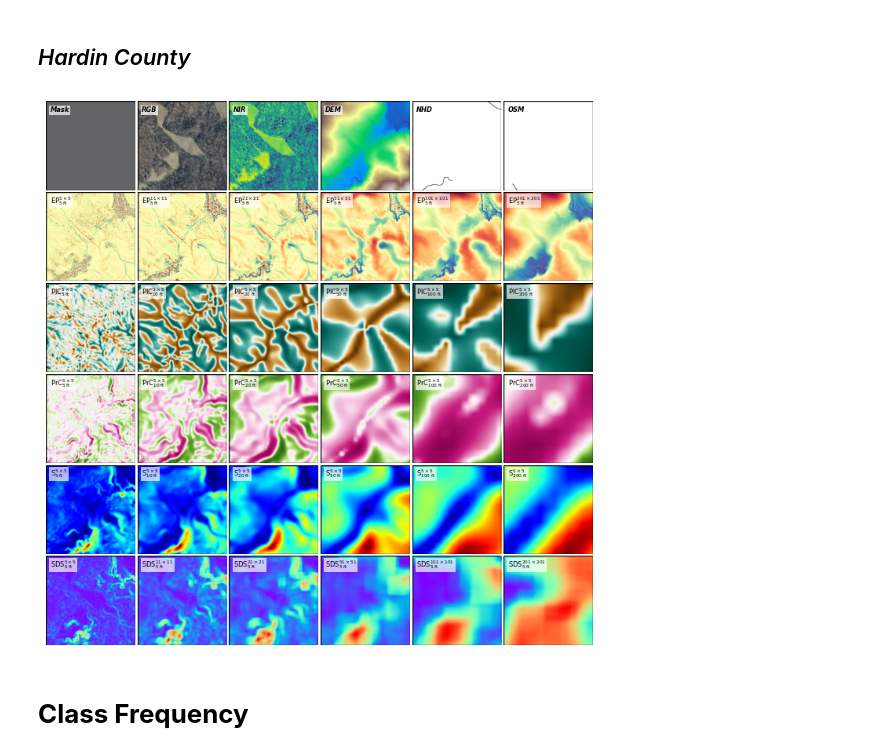
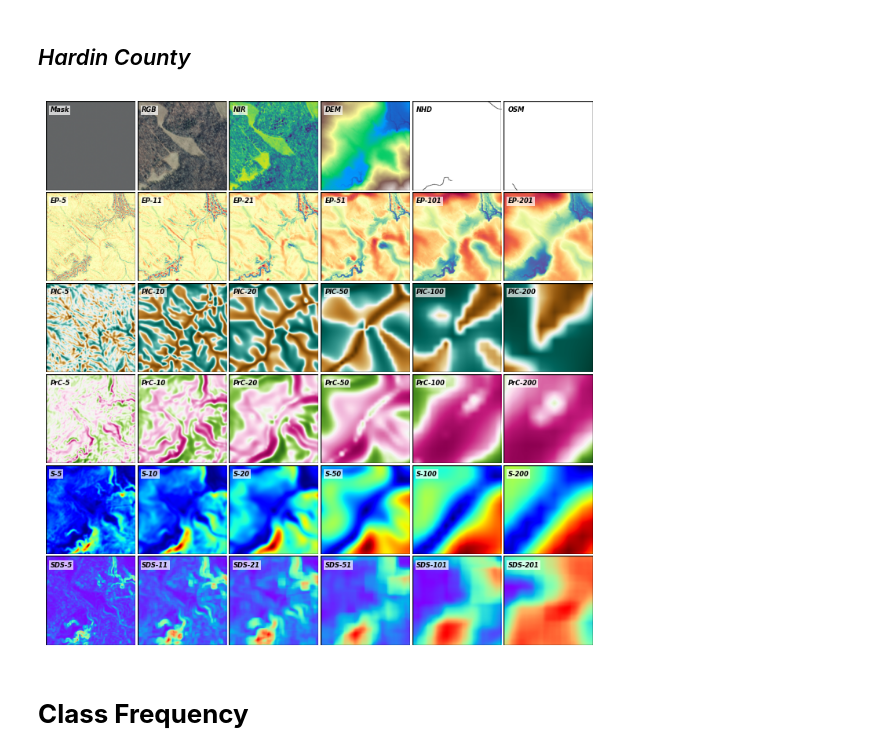
Before and after one commit to masseygeo/earthscape, a Jupyter notebook: notebooks/data_eda.ipynb, the cells around one changed output. Saved outputs shown, nothing was run; the diff lists cells and outputs as text; code cells hidden in the pictures.

```diff
--- a/notebooks/data_eda.ipynb
+++ b/notebooks/data_eda.ipynb
@@ -183,19 +183,24 @@ for idx, (image, c) in enumerate(zip(remaining, color_maps), start=2):
 for idx, label in enumerate([
     'Mask', 'RGB', 'NIR', 'DEM', 'NHD', 'OSM',
 
-    r'$\text{EP}_{5 \text{ ft}}^{5 \times 5}$', r'$\text{EP}_{5 \text{ ft}}^{11 \times 11}$', r'$\text{EP}_{5 \text{ ft}}^{21 \times 21}$', r'$\text{EP}_{5 \text{ ft}}^{51 \times 51}$', r'$\text{EP}_{5 \text{ ft}}^{101 \times 101}$', r'$\text{EP}_{5 \text{ ft}}^{201 \times 201}$',
+    # r'$\text{EP}_{5 \text{ ft}}^{5 \times 5}$', r'$\text{EP}_{5 \text{ ft}}^{11 \times 11}$', r'$\text{EP}_{5 \text{ ft}}^{21 \times 21}$', r'$\text{EP}_{5 \text{ ft}}^{51 \times 51}$', r'$\text{EP}_{5 \text{ ft}}^{101 \times 101}$', r'$\text{EP}_{5 \text{ ft}}^{201 \times 201}$',
+    'EP-5', 'EP-11', 'EP-21', 'EP-51', 'EP-101', 'EP-201',
 
-    r'$\text{PlC}_{5 \text{ ft}}^{5 \times 5}$', r'$\text{PlC}_{10 \text{ ft}}^{5 \times 5}$', r'$\text{PlC}_{20 \text{ ft}}^{5 \times 5}$', r'$\text{PlC}_{50 \text{ ft}}^{5 \times 5}$', r'$\text{PlC}_{100 \text{ ft}}^{5 \times 5}$', r'$\text{PlC}_{200 \text{ ft}}^{5 \times 5}$',
+    # r'$\text{PlC}_{5 \text{ ft}}^{5 \times 5}$', r'$\text{PlC}_{10 \text{ ft}}^{5 \times 5}$', r'$\text{PlC}_{20 \text{ ft}}^{5 \times 5}$', r'$\text{PlC}_{50 \text{ ft}}^{5 \times 5}$', r'$\text{PlC}_{100 \text{ ft}}^{5 \times 5}$', r'$\text{PlC}_{200 \text{ ft}}^{5 \times 5}$',
+    'PlC-5', 'PlC-10', 'PlC-20', 'PlC-50', 'PlC-100', 'PlC-200',
 
-    r'$\text{PrC}_{5 \text{ ft}}^{5 \times 5}$', r'$\text{PrC}_{10 \text{ ft}}^{5 \times 5}$', r'$\text{PrC}_{20 \text{ ft}}^{5 \times 5}$', r'$\text{PrC}_{50 \text{ ft}}^{5 \times 5}$', r'$\text{PrC}_{100 \text{ ft}}^{5 \times 5}$', r'$\text{PrC}_{200 \text{ ft}}^{5 \times 5}$',
+    # r'$\text{PrC}_{5 \text{ ft}}^{5 \times 5}$', r'$\text{PrC}_{10 \text{ ft}}^{5 \times 5}$', r'$\text{PrC}_{20 \text{ ft}}^{5 \times 5}$', r'$\text{PrC}_{50 \text{ ft}}^{5 \times 5}$', r'$\text{PrC}_{100 \text{ ft}}^{5 \times 5}$', r'$\text{PrC}_{200 \text{ ft}}^{5 \times 5}$',
+    'PrC-5', 'PrC-10', 'PrC-20', 'PrC-50', 'PrC-100', 'PrC-200',
 
-    r'$\text{S}_{5 \text{ ft}}^{5 \times 5}$', r'$\text{S}_{10 \text{ ft}}^{5 \times 5}$', r'$\text{S}_{20 \text{ ft}}^{5 \times 5}$', r'$\text{S}_{50 \text{ ft}}^{5 \times 5}$', r'$\text{S}_{100 \text{ ft}}^{5 \times 5}$', r'$\text{S}_{200 \text{ ft}}^{5 \times 5}$',
+    # r'$\text{S}_{5 \text{ ft}}^{5 \times 5}$', r'$\text{S}_{10 \text{ ft}}^{5 \times 5}$', r'$\text{S}_{20 \text{ ft}}^{5 \times 5}$', r'$\text{S}_{50 \text{ ft}}^{5 \times 5}$', r'$\text{S}_{100 \text{ ft}}^{5 \times 5}$', r'$\text{S}_{200 \text{ ft}}^{5 \times 5}$',
+    'S-5', 'S-10', 'S-20', 'S-50', 'S-100', 'S-200',
 
-    r'$\text{SDS}_{5 \text{ ft}}^{5 \times 5}$', r'$\text{SDS}_{5 \text{ ft}}^{11 \times 11}$', r'$\text{SDS}_{5 \text{ ft}}^{21 \times 21}$', r'$\text{SDS}_{5 \text{ ft}}^{51 \times 51}$', r'$\text{SDS}_{5 \text{ ft}}^{101 \times 101}$', r'$\text{SDS}_{5 \text{ ft}}^{201 \times 201}$',
+    # r'$\text{SDS}_{5 \text{ ft}}^{5 \times 5}$', r'$\text{SDS}_{5 \text{ ft}}^{11 \times 11}$', r'$\text{SDS}_{5 \text{ ft}}^{21 \times 21}$', r'$\text{SDS}_{5 \text{ ft}}^{51 \times 51}$', r'$\text{SDS}_{5 \text{ ft}}^{101 \times 101}$', r'$\text{SDS}_{5 \text{ ft}}^{201 \times 201}$',
+    'SDS-5', 'SDS-11', 'SDS-21', 'SDS-51', 'SDS-101', 'SDS-201',
     ],
     start=0):
 
-    ax[idx].set_title(label, style='italic', size=6, y=0.8, x=0.05, loc='left', bbox=dict(facecolor='white', edgecolor='none', pad=1.0, alpha=0.7))
+    ax[idx].set_title(label, style='italic', weight='bold', size=6, y=0.8, x=0.05, loc='left', bbox=dict(facecolor='white', edgecolor='none', pad=1.0, alpha=0.7))
 
 
 
@@ -205,6 +210,7 @@ for axis in ax:
     rect = Rectangle((0, 0), 1, 1, transform=axis.transAxes, linewidth=1, edgecolor='k', facecolor='none')
     axis.add_patch(rect)
 
+output_path = r"C:\Users\mamass1\Desktop\warren_modalities.png"
 plt.savefig(output_path, dpi=500, bbox_inches='tight', pad_inches=0)
 plt.show()
 # %% [output]
@@ -273,39 +279,50 @@ color_maps = [
 for idx, (image, c) in enumerate(zip(remaining, color_maps), start=2):
     with rasterio.open(f"{patches_dir}/{patch_id}_{image}") as src:
         data = src.read(1)
         im = ax[idx].imshow(data, cmap=c)
 
 
 # plot annotation labels...
 for idx, label in enumerate([
     'Mask', 'RGB', 'NIR', 'DEM', 'NHD', 'OSM',
 
-    r'$\text{EP}_{5 \text{ ft}}^{5 \times 5}$', r'$\text{EP}_{5 \text{ ft}}^{11 \times 11}$', r'$\text{EP}_{5 \text{ ft}}^{21 \times 21}$', r'$\text{EP}_{5 \text{ ft}}^{51 \times 51}$', r'$\text{EP}_{5 \text{ ft}}^{101 \times 101}$', r'$\text{EP}_{5 \text{ ft}}^{201 \times 201}$',
+    # r'$\text{EP}_{5 \text{ ft}}^{5 \times 5}$', r'$\text{EP}_{5 \text{ ft}}^{11 \times 11}$', r'$\text{EP}_{5 \text{ ft}}^{21 \times 21}$', r'$\text{EP}_{5 \text{ ft}}^{51 \times 51}$', r'$\text{EP}_{5 \text{ ft}}^{101 \times 101}$', r'$\text{EP}_{5 \text{ ft}}^{201 \times 201}$',
+    'EP-5', 'EP-11', 'EP-21', 'EP-51', 'EP-101', 'EP-201',
 
-    r'$\text{PlC}_{5 \text{ ft}}^{5 \times 5}$', r'$\text{PlC}_{10 \text{ ft}}^{5 \times 5}$', r'$\text{PlC}_{20 \text{ ft}}^{5 \times 5}$', r'$\text{PlC}_{50 \text{ ft}}^{5 \times 5}$', r'$\text{PlC}_{100 \text{ ft}}^{5 \times 5}$', r'$\text{PlC}_{200 \text{ ft}}^{5 \times 5}$',
+    'PlC-5', 'PlC-10', 'PlC-20', 'PlC-50', 'PlC-100', 'PlC-200',
 
-    r'$\text{PrC}_{5 \text{ ft}}^{5 \times 5}$', r'$\text{PrC}_{10 \text{ ft}}^{5 \times 5}$', r'$\text{PrC}_{20 \text{ ft}}^{5 \times 5}$', r'$\text{PrC}_{50 \text{ ft}}^{5 \times 5}$', r'$\text{PrC}_{100 \text{ ft}}^{5 \times 5}$', r'$\text{PrC}_{200 \text{ ft}}^{5 \times 5}$',
+    'PrC-5', 'PrC-10', 'PrC-20', 'PrC-50', 'PrC-100', 'PrC-200',
 
-    r'$\text{S}_{5 \text{ ft}}^{5 \times 5}$', r'$\text{S}_{10 \text{ ft}}^{5 \times 5}$', r'$\text{S}_{20 \text{ ft}}^{5 \times 5}$', r'$\text{S}_{50 \text{ ft}}^{5 \times 5}$', r'$\text{S}_{100 \text{ ft}}^{5 \times 5}$', r'$\text{S}_{200 \text{ ft}}^{5 \times 5}$',
+    'S-5', 'S-10', 'S-20', 'S-50', 'S-100', 'S-200',
 
-    r'$\text{SDS}_{5 \text{ ft}}^{5 \times 5}$', r'$\text{SDS}_{5 \text{ ft}}^{11 \times 11}$', r'$\text{SDS}_{5 \text{ ft}}^{21 \times 21}$', r'$\text{SDS}_{5 \text{ ft}}^{51 \times 51}$', r'$\text{SDS}_{5 \text{ ft}}^{101 \times 101}$', r'$\text{SDS}_{5 \text{ ft}}^{201 \times 201}$',
+    'SDS-5', 'SDS-11', 'SDS-21', 'SDS-51', 'SDS-101', 'SDS-201',
+
+    # r'$\text{PlC}_{5 \text{ ft}}^{5 \times 5}$', r'$\text{PlC}_{10 \text{ ft}}^{5 \times 5}$', r'$\text{PlC}_{20 \text{ ft}}^{5 \times 5}$', r'$\text{PlC}_{50 \text{ ft}}^{5 \times 5}$', r'$\text{PlC}_{100 \text{ ft}}^{5 \times 5}$', r'$\text{PlC}_{200 \text{ ft}}^{5 \times 5}$',
+
+    # r'$\text{PrC}_{5 \text{ ft}}^{5 \times 5}$', r'$\text{PrC}_{10 \text{ ft}}^{5 \times 5}$', r'$\text{PrC}_{20 \text{ ft}}^{5 \times 5}$', r'$\text{PrC}_{50 \text{ ft}}^{5 \times 5}$', r'$\text{PrC}_{100 \text{ ft}}^{5 \times 5}$', r'$\text{PrC}_{200 \text{ ft}}^{5 \times 5}$',
+
+    # r'$\text{S}_{5 \text{ ft}}^{5 \times 5}$', r'$\text{S}_{10 \text{ ft}}^{5 \times 5}$', r'$\text{S}_{20 \text{ ft}}^{5 \times 5}$', r'$\text{S}_{50 \text{ ft}}^{5 \times 5}$', r'$\text{S}_{100 \text{ ft}}^{5 \times 5}$', r'$\text{S}_{200 \text{ ft}}^{5 \times 5}$',
+
+    # r'$\text{SDS}_{5 \text{ ft}}^{5 \times 5}$', r'$\text{SDS}_{5 \text{ ft}}^{11 \times 11}$', r'$\text{SDS}_{5 \text{ ft}}^{21 \times 21}$', r'$\text{SDS}_{5 \text{ ft}}^{51 \times 51}$', r'$\text{SDS}_{5 \text{ ft}}^{101 \times 101}$', r'$\text{SDS}_{5 \text{ ft}}^{201 \times 201}$',
     ],
     start=0):
 
     ax[idx].set_title(label, style='italic', weight='bold', size=6, y=0.8, x=0.05, loc='left', bbox=dict(facecolor='white', edgecolor='none', pad=1.0, alpha=0.7))
 
 
 
 # remove axes & add image boundary lines...
 for axis in ax:
     axis.set_axis_off()
     rect = Rectangle((0, 0), 1, 1, transform=axis.transAxes, linewidth=1, edgecolor='k', facecolor='none')
     axis.add_patch(rect)
 
+output_path = r"C:\Users\mamass1\Desktop\hardin_modalities.png"
+
 plt.savefig(output_path, dpi=500, bbox_inches='tight', pad_inches=0)
 plt.show()
 # %% [output]
-[figure, old version]
+[figure, new version]
 # %% [markdown]
 # **Class Frequency**
 # %%
```
Also changed, not shown: parts of 1 cell of this notebook, 12 other files.
